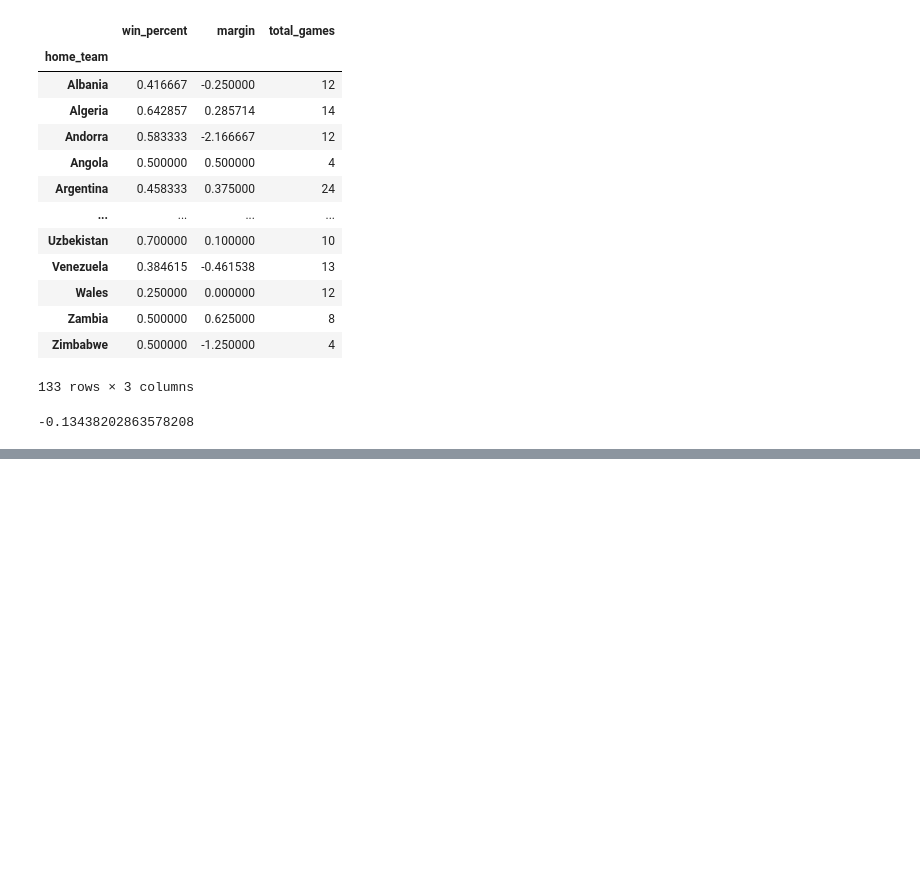
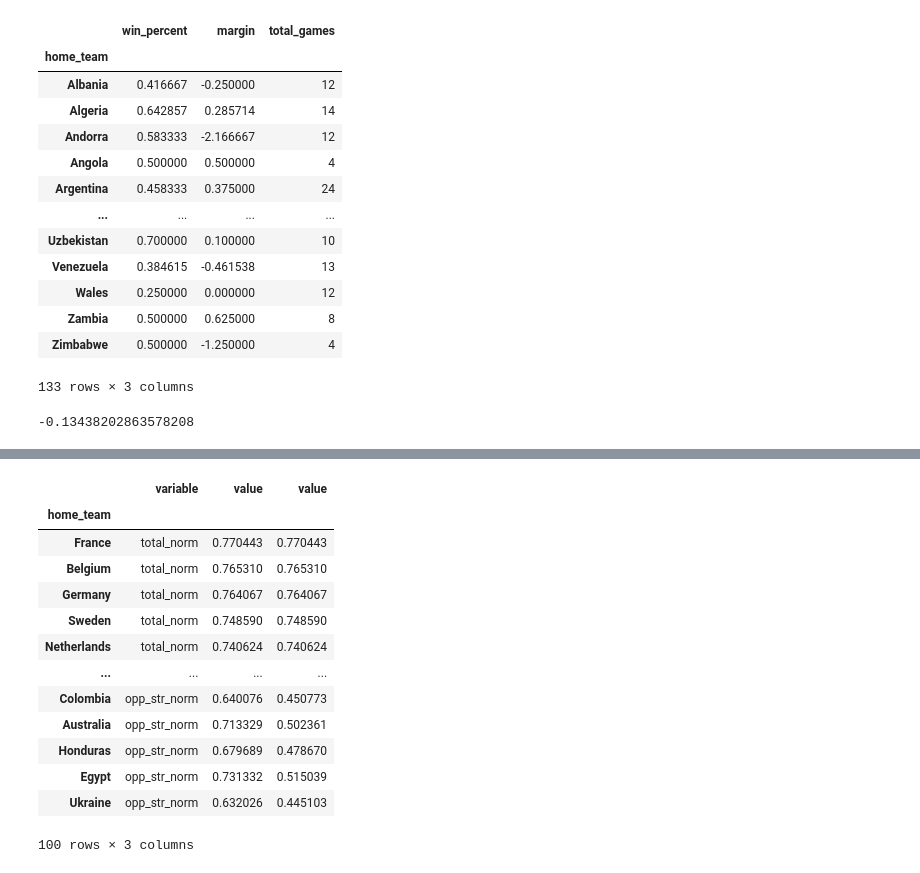
Before and after one commit to CS1951A-S21-Brown/hw6-dataviz-joshuaneronha, a Jupyter notebook: Untitled.ipynb, the cells around one changed output, grey strips where cells are left out. Drawn from its saved outputs; the diff is of its cells as text; code cells hidden in the pictures; blank space fills up the shorter version.

```diff
--- a/Untitled.ipynb
+++ b/Untitled.ipynb
@@ -288,3 +303,6 @@ comb_table
 | Wales | 0.516308 | 0.285714 | 0.711645 | 0.444444 | 0.623429 |
 | Zambia | 0.568688 | 0.571429 | 0.787893 | 0.296296 | 0.619136 |
 108 rows × 5 columns
+# %%
+new_order = ['total_norm','win_percent','margin','total_games','opp_str']
+raw_table = comb_table[['win_percent','margin','total_games','opp_str','total_norm']].reindex(columns = new_order)
@@ -291,5 +326,27 @@ comb_table
 # %%
-comb_table = comb_table.sort_values('total',ascending = False).head(20)
+raw_table = raw_table.sort_values('total_norm',ascending = False).head(20)
+norm_table = norm_table.sort_values('total_norm',ascending = False).head(20)
+raw_table = raw_table.melt(ignore_index=False)
+norm_table = norm_table.melt(ignore_index=False)
+# %%
+export_csv = pd.concat([norm_table,raw_table['value']],axis=1)
+# %%
+export_csv
+# %% [output]
+|  | variable | value | value |
+| home_team |  |  |  |
+| France | total_norm | 0.770443 | 0.770443 |
+| Belgium | total_norm | 0.765310 | 0.765310 |
+| Germany | total_norm | 0.764067 | 0.764067 |
+| Sweden | total_norm | 0.748590 | 0.748590 |
+| Netherlands | total_norm | 0.740624 | 0.740624 |
+| ... | ... | ... | ... |
+| Colombia | opp_str_norm | 0.640076 | 0.450773 |
+| Australia | opp_str_norm | 0.713329 | 0.502361 |
+| Honduras | opp_str_norm | 0.679689 | 0.478670 |
+| Egypt | opp_str_norm | 0.731332 | 0.515039 |
+| Ukraine | opp_str_norm | 0.632026 | 0.445103 |
+100 rows × 3 columns
 # %%
 comb_table.to_csv('ques_3.csv')
 # %%
```
Also changed, not shown: parts of 8 cells of this notebook, 6 other files.
